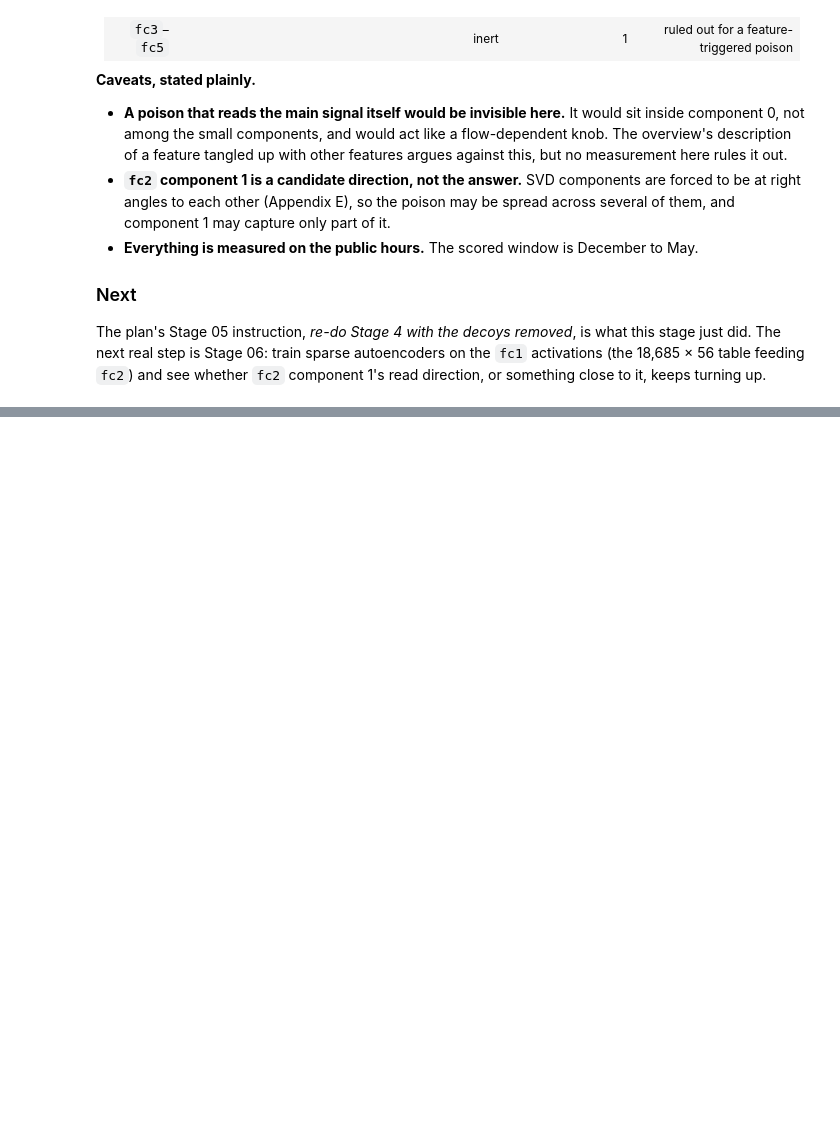
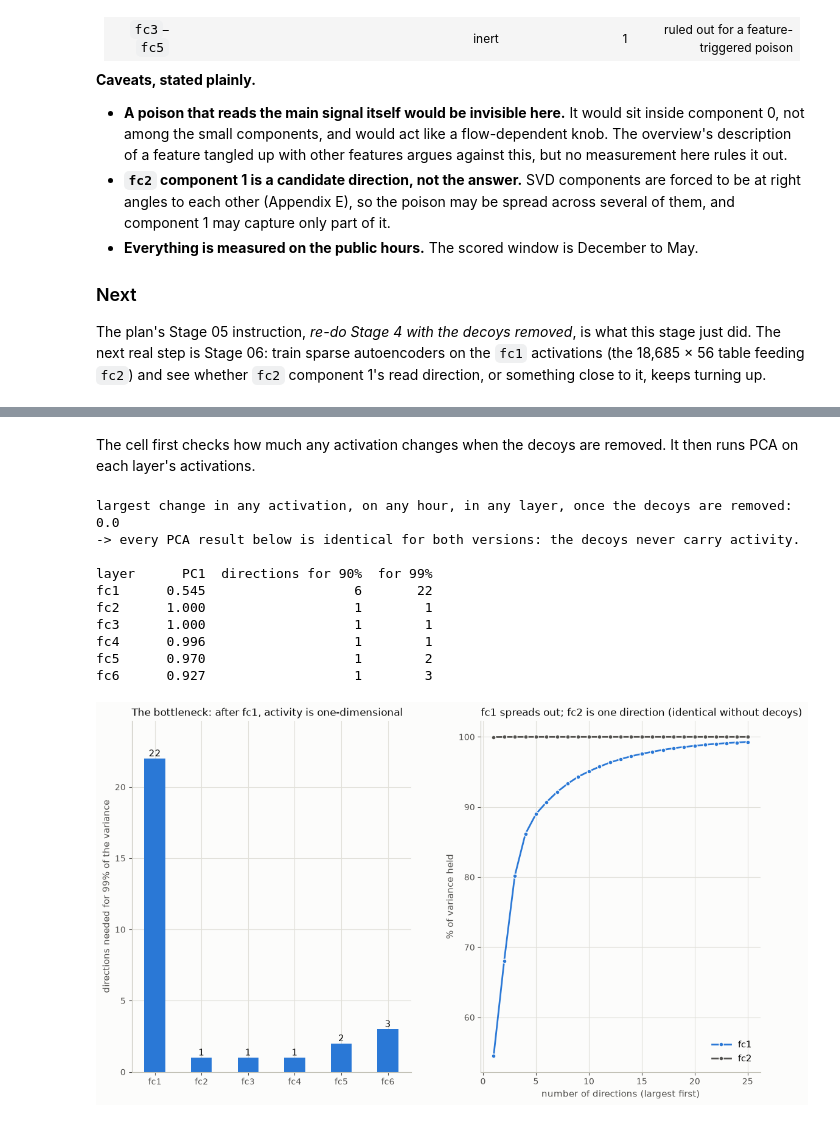
Before and after one commit to nehasrinivasula/mlm26, a Jupyter notebook: working.ipynb, the cells around one changed output, grey strips where cells are left out. Saved outputs shown, nothing was run; the diff lists cells and outputs as text; code cells hidden in the pictures; blank space fills up the shorter version.

```diff
--- a/working.ipynb
+++ b/working.ipynb
@@ -1257,0 +1557,68 @@ close to it, keeps turning up.
+# %% [markdown]
+The cell first checks how much any activation changes when the decoys are removed. It then runs
+PCA on each layer's activations.
+# %%
+# Stage 05, part 3: PCA of each layer's activations, original vs decoys removed.
+_, ACTS_NO_DECOYS = S.forward(NO_DECOYS, X, return_hidden=True)
+largest_change = max(np.abs(ACTS[name] - ACTS_NO_DECOYS[name]).max() for name in S.LAYERS)
+print(f"largest change in any activation, on any hour, in any layer, once the decoys are removed: "
+      f"{largest_change}")
+print("-> every PCA result below is identical for both versions: the decoys never carry activity.\n")
+
+
+def explained_variance(A):
+    """PCA via SVD of the centred activations: each direction's share of the total variance."""
+    centred = A - A.mean(axis=0)
+    singular_values = np.linalg.svd(centred, compute_uv=False)
+    return singular_values ** 2 / (singular_values ** 2).sum()
+
+
+EXPLAINED = {name: explained_variance(A) for name, A in ACTS.items()}
+NEEDED_99 = {name: int(np.searchsorted(np.cumsum(share), 0.99)) + 1 for name, share in EXPLAINED.items()}
+print(f"{'layer':7}{'PC1':>7}{'directions for 90%':>20}{'for 99%':>9}")
+for name, share in EXPLAINED.items():
+    needed_90 = int(np.searchsorted(np.cumsum(share), 0.90)) + 1
+    print(f"{name:7}{share[0]:7.3f}{needed_90:20}{NEEDED_99[name]:9}")
+
+# Figure 3.
+FC1_BLUE = "#2a78d6"
+fig, (bar_ax, curve_ax) = plt.subplots(1, 2, figsize=(13.33, 7.5), gridspec_kw={"wspace": 0.25})
+fig.patch.set_facecolor(SURFACE)
+
+# (a) how many directions each layer needs to hold 99% of its variance
+layers = list(NEEDED_99)
+bar_ax.bar(layers, [NEEDED_99[n] for n in layers], width=0.45, color=FC1_BLUE)
+for x, name in enumerate(layers):
+    bar_ax.text(x, NEEDED_99[name], str(NEEDED_99[name]), ha="center", va="bottom", fontsize=11, color=INK)
+bar_ax.set_ylim(0, max(NEEDED_99.values()) * 1.12)
+bar_ax.set_ylabel("directions needed for 99% of the variance", fontsize=11, color=INK_SOFT)
+bar_ax.set_title("The bottleneck: after fc1, activity is one-dimensional", fontsize=12, loc="left", color=INK)
+bar_ax.grid(axis="x", visible=False)
+
+# (b) cumulative variance, direction by direction, for fc1 and fc2
+for name, colour in [("fc1", FC1_BLUE), ("fc2", INK_SOFT)]:
+    cumulative = np.cumsum(EXPLAINED[name])[:25]
+    curve_ax.plot(range(1, 26), 100 * cumulative, color=colour, linewidth=2, marker="o", markersize=5,
+                  markeredgecolor=SURFACE, label=name)
+curve_ax.set_xlabel("number of directions (largest first)", fontsize=11, color=INK_SOFT)
+curve_ax.set_ylabel("% of variance held", fontsize=11, color=INK_SOFT)
+curve_ax.set_title("fc1 spreads out; fc2 is one direction (identical without decoys)", fontsize=12,
+                   loc="left", color=INK)
+curve_ax.legend(frameon=False, fontsize=11, loc="lower right")
+
+for ax in (bar_ax, curve_ax):
+    style_axes(ax)
+save_for_slides(fig, "stage05_3_pca_bottleneck.png")
+plt.show()
+# %% [output]
+largest change in any activation, on any hour, in any layer, once the decoys are removed: 0.0
+-> every PCA result below is identical for both versions: the decoys never carry activity.
+
+layer      PC1  directions for 90%  for 99%
+fc1      0.545                   6       22
+fc2      1.000                   1        1
+fc3      1.000                   1        1
+fc4      0.996                   1        1
+fc5      0.970                   1        2
+fc6      0.927                   1        3
+[figure, added]
```
Also changed, not shown: parts of 156 cells of this notebook, 20 other files.
